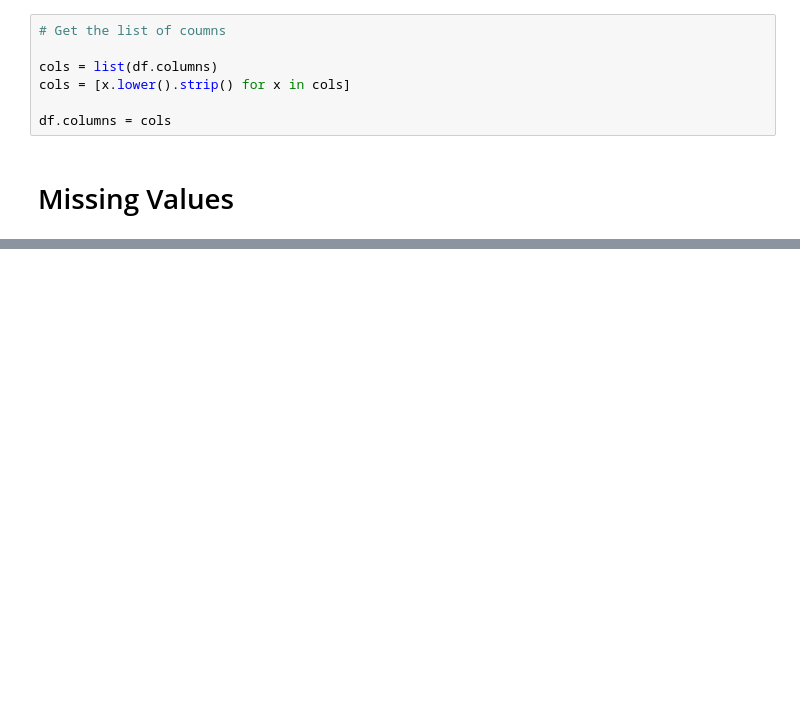
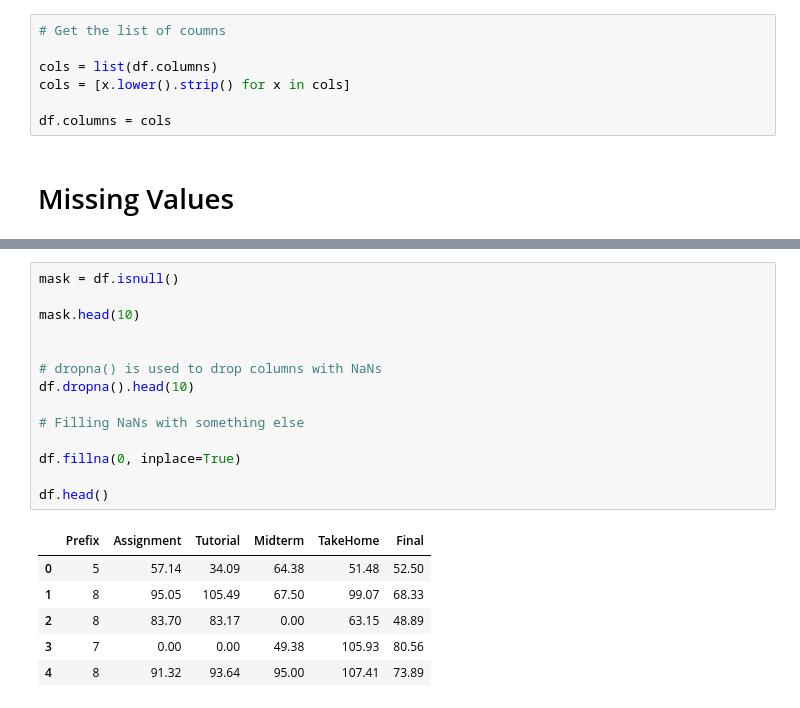
Before and after one commit to ruslanmasinjila/Applied_Data_Science_With_Python, a Jupyter notebook: 1. Introduction to Data Science in Python/week2/week2.ipynb, the cells around one changed output, grey strips where cells are left out. Drawn from its saved outputs; the diff is of its cells as text; blank space fills up the shorter version.

```diff
--- a/1. Introduction to Data Science in Python/week2/week2.ipynb
+++ b/1. Introduction to Data Science in Python/week2/week2.ipynb
@@ -380,0 +393,21 @@ df = pd.csv_read('datasets/class')
+# %%
+mask = df.isnull()
+
+mask.head(10)
+
+
+# dropna() is used to drop columns with NaNs
+df.dropna().head(10)
+
+# Filling NaNs with something else
+
+df.fillna(0, inplace=True)
+
+df.head()
+# %% [output]
+|  | Prefix | Assignment | Tutorial | Midterm | TakeHome | Final |
+| 0 | 5 | 57.14 | 34.09 | 64.38 | 51.48 | 52.50 |
+| 1 | 8 | 95.05 | 105.49 | 67.50 | 99.07 | 68.33 |
+| 2 | 8 | 83.70 | 83.17 | 0.00 | 63.15 | 48.89 |
+| 3 | 7 | 0.00 | 0.00 | 49.38 | 105.93 | 80.56 |
+| 4 | 8 | 91.32 | 93.64 | 95.00 | 107.41 | 73.89 |
```
Also changed, not shown: parts of 14 cells of this notebook.
